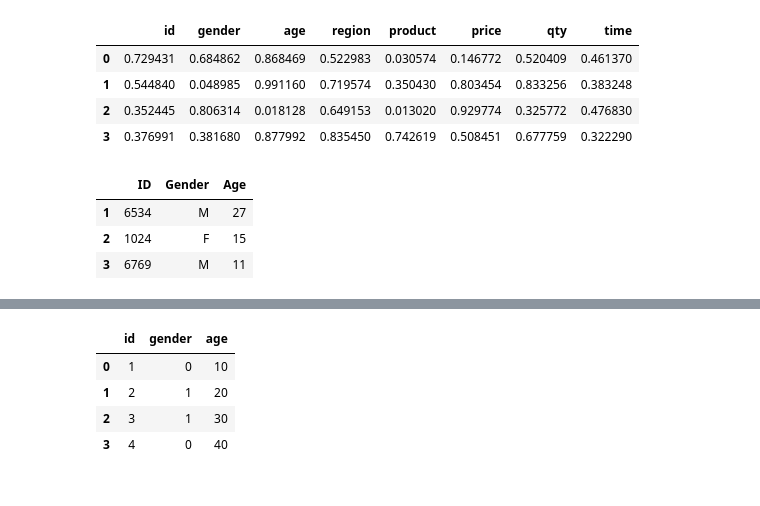
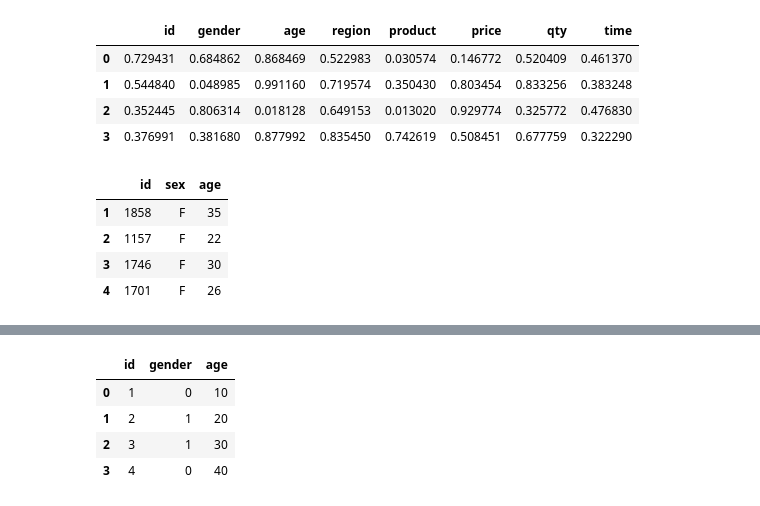
Before and after one commit to HyeonuJeong/Mycakd5, a Jupyter notebook: m2_분석라이브러리활용/numpy_응용.ipynb, the cells around one changed output, grey strips where cells are left out. Drawn from its saved outputs; the diff is of its cells as text; code cells hidden in the pictures.

```diff
--- a/m2_분석라이브러리활용/numpy_응용.ipynb
+++ b/m2_분석라이브러리활용/numpy_응용.ipynb
@@ -458,19 +460,22 @@ df
 | 3 | 0.376991 | 0.381680 | 0.877992 | 0.835450 | 0.742619 | 0.508451 | 0.677759 | 0.322290 |
 # %%
 # Q. id, gender, age 컬럼에 대하여 의미있는 값으로 변환하여 3개의 컬럼으로 구성된 df를 출력하세요.
-# %%
-ID = np.random.randint(1000,10000,3)
-gen = np.random.choice(['M','F'],3)
-age = np.random.randint(10,40,3)
-
-data = np.array([ID,gen,age]).reshape(3,3).transpose()
-df=pd.DataFrame(data,np.arange(1,4),['ID','Gender','Age'])
-df
-# %% [output]
-|  | ID | Gender | Age |
-| 1 | 6534 | M | 27 |
-| 2 | 1024 | F | 15 |
-| 3 | 6769 | M | 11 |
+# %%
+import pandas as pd
+id=np.random.randint(1000,2000,4)
+gen=np.random.choice(['M','F'],4)
+age=np.random.randint(20,40,4)
+
+data=np.array([id,gen,age]).transpose()
+df=pd.DataFrame(data,range(1,5),['id','sex','age'])
+
+df
+# %% [output]
+|  | id | sex | age |
+| 1 | 1858 | F | 35 |
+| 2 | 1157 | F | 22 |
+| 3 | 1746 | F | 30 |
+| 4 | 1701 | F | 26 |
 # %%
 h = np.zeros((3, 10))
 id_ = np.random.randint(1, 1000, size = (1, 10))
```
Also changed, not shown: parts of 9 cells of this notebook, 1 other file.
